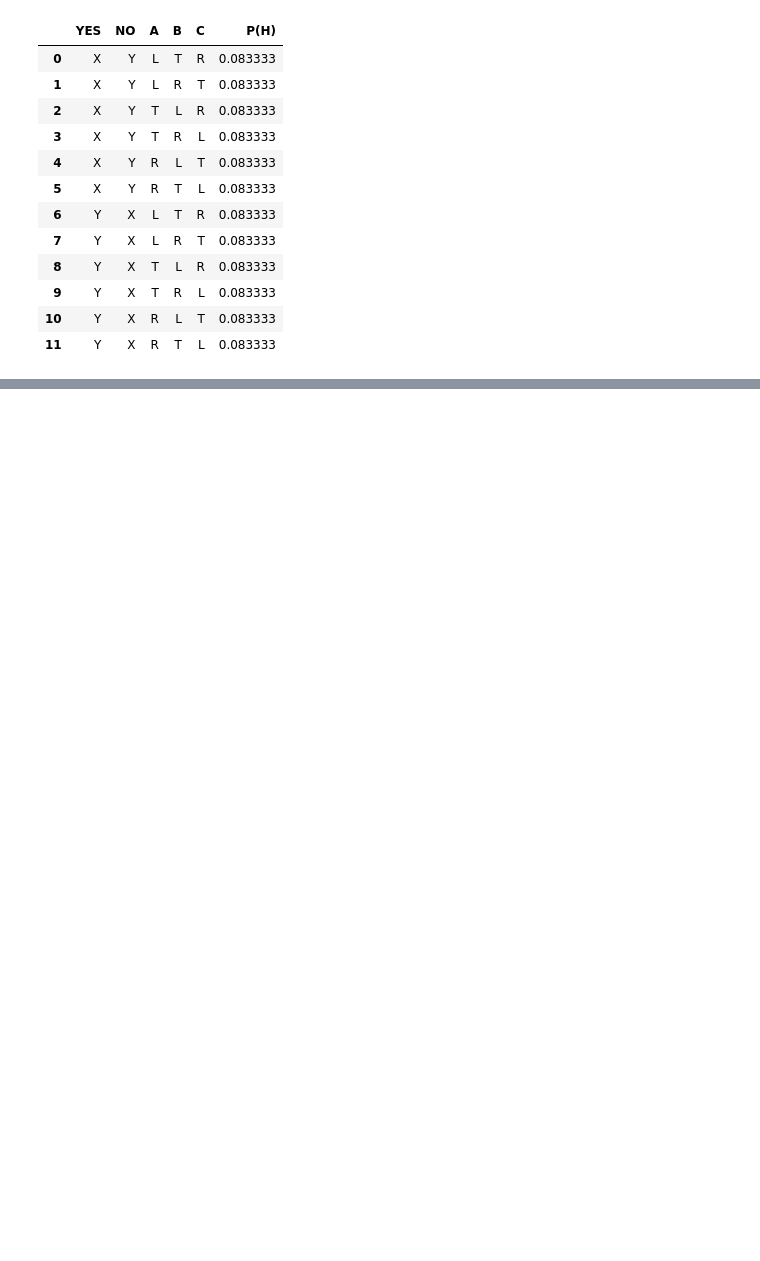
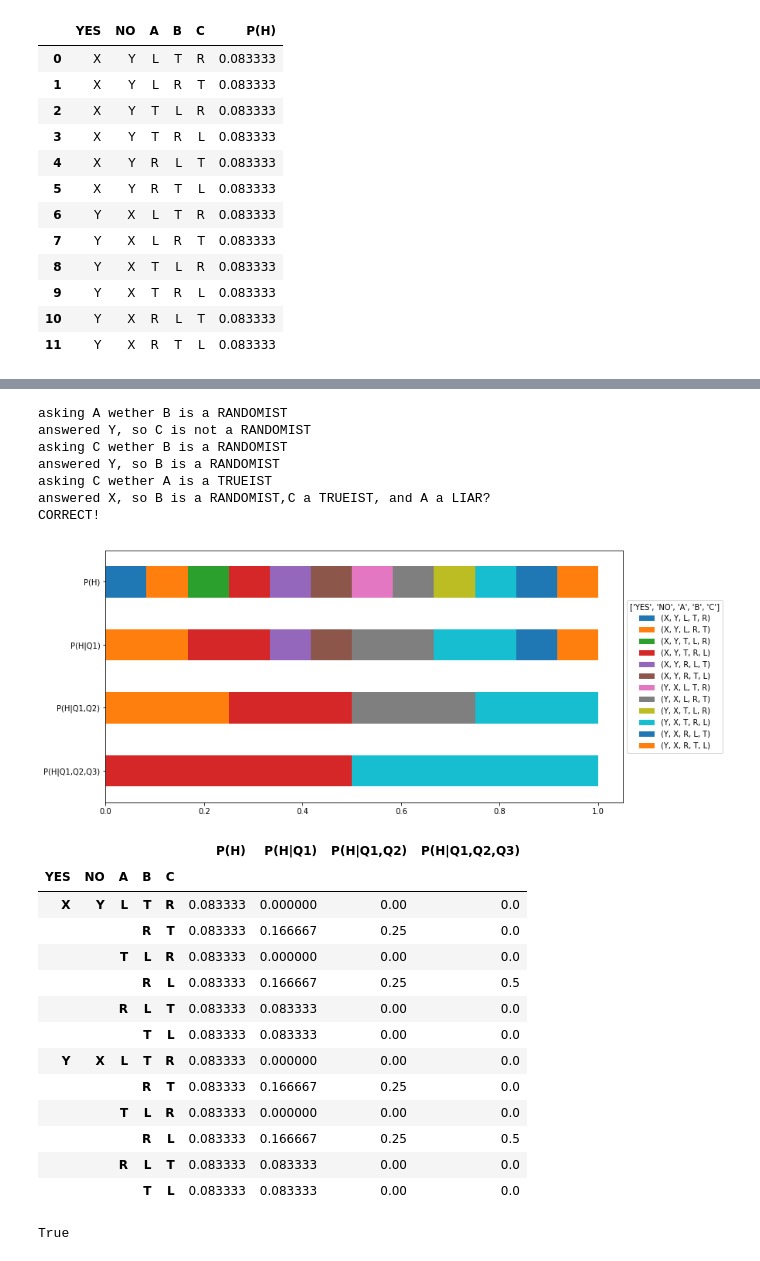
Before and after one commit to plankthom/alien_bayesian_oracle, a Jupyter notebook: alien_bayesian_oracle.ipynb, the cells around one changed output, grey strips where cells are left out. Drawn from its saved outputs; the diff is of its cells as text; code cells hidden in the pictures; blank space fills up the shorter version.

```diff
--- a/alien_bayesian_oracle.ipynb
+++ b/alien_bayesian_oracle.ipynb
@@ -102,27 +86,0 @@ Q3 B:  Y
-# %%
-
-#df['A_YES_IS_X'] = [ ask('A',lambda h: h[YES] =='X',h=v,show_random=True) for i,v in df.iterrows()]
-#df['A_TRUE'] = [ ask('A',lambda h: True,h=v,show_random=True) for i,v in df.iterrows()]
-likelyhood_Q1_X = [ ask('A',Q1,h=v,show_prob=True)[BOOL_X] for i,v in df.iterrows()]
-marginal_likelyhood_Q1_X = (df['P(H)'] * likelyhood_Q1_X).sum()
-df['P(H|Q1=X)'] = ( likelyhood_Q1_X * df['P(H)'] ) / marginal_likelyhood_Q1_X
-
-likelyhood_Q2_X = [ ask('B',Q2_Q1X,h=v,show_prob=True)[BOOL_X] for i,v in df.iterrows()]
-marginal_likelyhood_Q2_X_Q1_X = (df['P(H|Q1=X)'] * likelyhood_Q2_X).sum()
-df['P(H|Q1=X,Q2=X)'] = ( likelyhood_Q2_X * df['P(H|Q1=X)'] ) / marginal_likelyhood_Q2_X_Q1_X
-
-
-likelyhood_Q3X_Q2X_Q1X = [ ask('B',Q3_Q2X_Q1X,h=v,show_prob=True)[BOOL_X] for i,v in df.iterrows()]
-marginal_likelyhood_Q3X_Q2X_Q1X = (df['P(H|Q1=X,Q2=X)'] * likelyhood_Q3X_Q2X_Q1X).sum()
-df['P(H|Q1=X,Q2=X,Q3=X)'] = ( likelyhood_Q3X_Q2X_Q1X * df['P(H|Q1=X,Q2=X)'] ) / marginal_likelyhood_Q3X_Q2X_Q1X
-
-likelyhood_Q2_Y = [ ask('B',Q2_Q1X,h=v,show_prob=True)[BOOL_Y] for i,v in df.iterrows()]
-marginal_likelyhood_Q2_Y_Q1_X = (df['P(H|Q1=X)'] * likelyhood_Q2_Y).sum()
-df['P(H|Q1=X,Q2=Y)'] = ( likelyhood_Q2_Y * df['P(H|Q1=X)'] ) / marginal_likelyhood_Q2_Y_Q1_X
-
-likelyhood_Q1_Y = [ ask('A',Q1,h=v,show_prob=True)[BOOL_Y] for i,v in df.iterrows()]
-marginal_likelyhood_Q1_Y = (df['P(H)'] * likelyhood_Q1_Y).sum()
-df['P(H|Q1=Y)'] = ( likelyhood_Q1_Y * df['P(H)'] ) / marginal_likelyhood_Q1_Y
-
-
-df['Q1=X,Q2'] = [ ask('B',Q2_Q1X,h=v,show_random=True) for i,v in df.iterrows()]
@@ -128,0 +150,30 @@ df['Q1=X,Q2'] = [ ask('B',Q2_Q1X,h=v,show_random=True) for i,v in df.iterrows()]
+# %%
+oracle = Oracle()
+no_failure = investigate(oracle)
+for i in range(0,100):
+    no_failure = no_failure and investigate(oracle, lambda s: s,plotlikelyhood=False)
+print(no_failure)
+# %% [output]
+asking A wether B is a RANDOMIST
+answered Y, so C is not a RANDOMIST
+asking C wether B is a RANDOMIST
+answered Y, so B is a RANDOMIST
+asking C wether A is a TRUEIST
+answered X, so B is a RANDOMIST,C a TRUEIST, and A a LIAR?
+CORRECT!
+[figure, added]
+|  |  |  |  |  | P(H) | P(H|Q1) | P(H|Q1,Q2) | P(H|Q1,Q2,Q3) |
+| YES | NO | A | B | C |  |  |  |  |
+| X | Y | L | T | R | 0.083333 | 0.000000 | 0.00 | 0.0 |
+|  |  |  | R | T | 0.083333 | 0.166667 | 0.25 | 0.0 |
+|  |  | T | L | R | 0.083333 | 0.000000 | 0.00 | 0.0 |
+|  |  |  | R | L | 0.083333 | 0.166667 | 0.25 | 0.5 |
+|  |  | R | L | T | 0.083333 | 0.083333 | 0.00 | 0.0 |
+|  |  |  | T | L | 0.083333 | 0.083333 | 0.00 | 0.0 |
+| Y | X | L | T | R | 0.083333 | 0.000000 | 0.00 | 0.0 |
+|  |  |  | R | T | 0.083333 | 0.166667 | 0.25 | 0.0 |
+|  |  | T | L | R | 0.083333 | 0.000000 | 0.00 | 0.0 |
+|  |  |  | R | L | 0.083333 | 0.166667 | 0.25 | 0.5 |
+|  |  | R | L | T | 0.083333 | 0.083333 | 0.00 | 0.0 |
+|  |  |  | T | L | 0.083333 | 0.083333 | 0.00 | 0.0 |
+True
```
Also changed, not shown: parts of 11 cells of this notebook, 1 other file.
